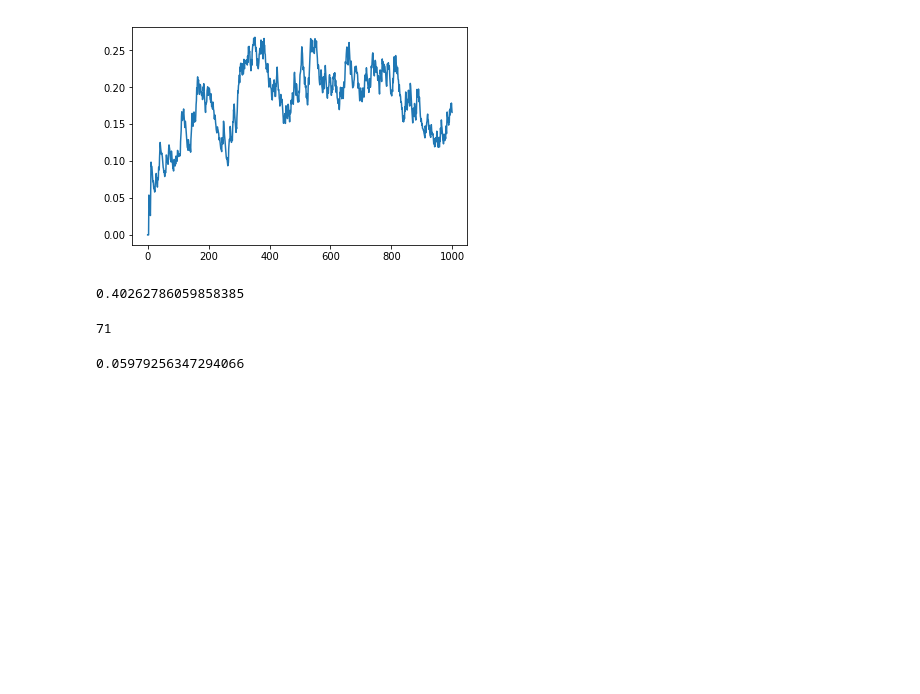
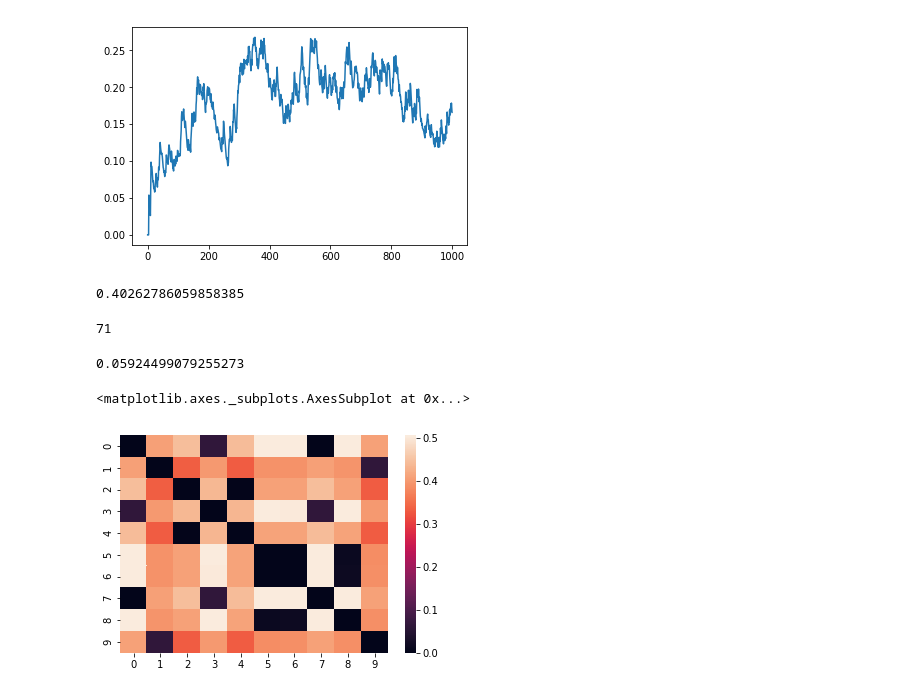
Before and after one commit to zeroknowledgediscovery/mlexpress_, a Jupyter notebook: pycode/ntb/sample_dec_tree-Copy1.ipynb, the cells around one changed output. Cells and saved outputs as stored; diff of their text form; code cells hidden in the pictures; blank space fills up the shorter version.

Commit message:
q-distance notebook added

```diff
--- a/pycode/ntb/sample_dec_tree-Copy1.ipynb
+++ b/pycode/ntb/sample_dec_tree-Copy1.ipynb
@@ -295,6 +295,19 @@ gn.index.size
 # %% [output]
 71
 # %%
-getDistance(seq1,gn.loc[69],PATH_TO_TREES)
+getDistance(seq1,gn.loc[19],PATH_TO_TREES)
 # %% [output]
-0.05979256347294066
+0.05924499079255273
+# %%
+D={}
+for i in range(10):
+    for j in range(10):
+        if i< j:
+            D[(i,j)] = getDistance(gn.loc[i],gn.loc[j],PATH_TO_TREES)
+# %%
+H=np.zeros([10,10])
+for key,value in D.iteritems():
+    i=key[0]
+    j=key[1]
+    H[i][j]=value
+    H[j][i]=value
@@ -300,0 +316,5 @@ getDistance(seq1,gn.loc[69],PATH_TO_TREES)
+# %%
+sns.heatmap(H)
+# %% [output]
+<matplotlib.axes._subplots.AxesSubplot at 0x...>
+[figure, added]
```
Also changed, not shown: parts of 3 cells of this notebook, 1 other file.
